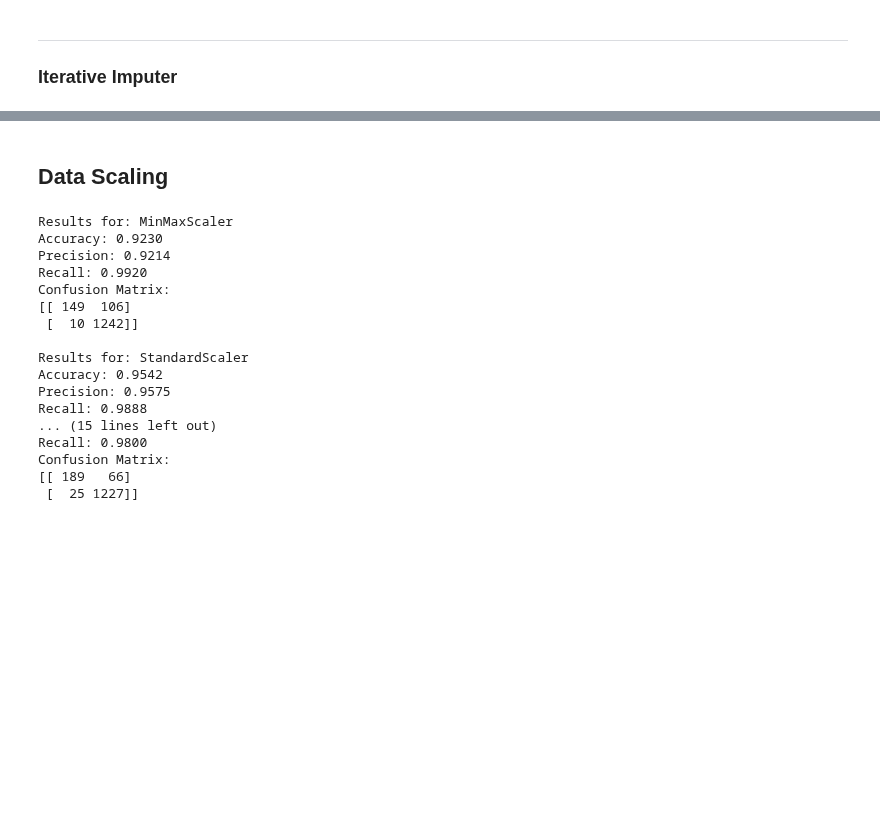
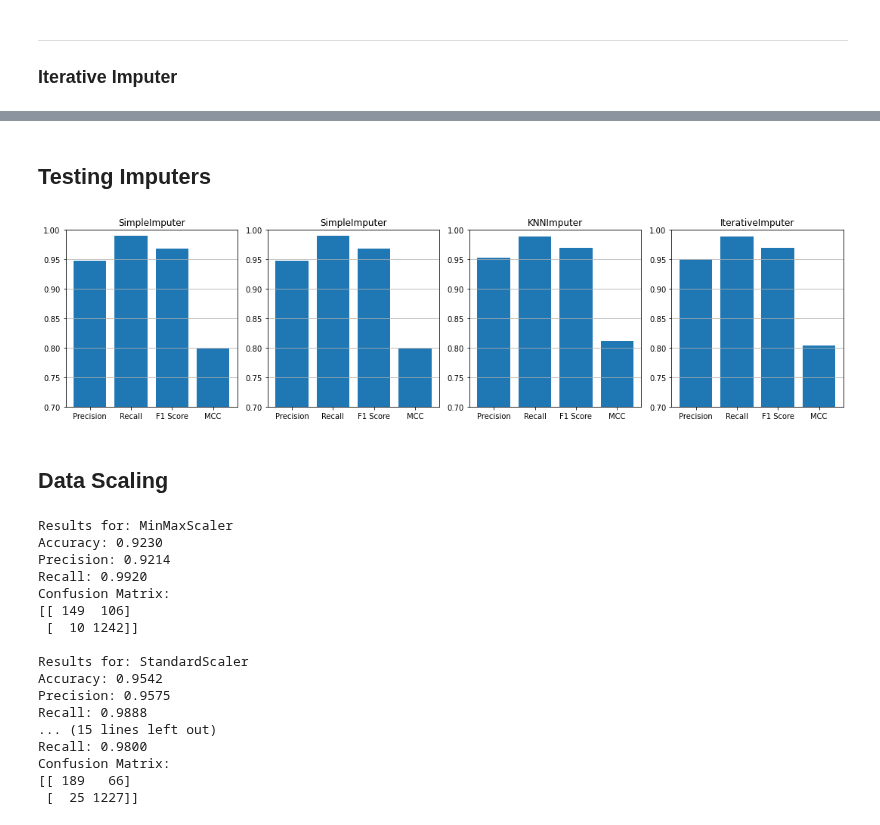
Before and after one commit to CosminTr/ClassificationModelEC, a Jupyter notebook: ProjetoEC.ipynb, the cells around one changed output, grey strips where cells are left out. Saved outputs shown, nothing was run; the diff lists cells and outputs as text; code cells hidden in the pictures; blank space fills up the shorter version.

Commit message:
pipeline function

```diff
--- a/ProjetoEC.ipynb
+++ b/ProjetoEC.ipynb
@@ -235,18 +291,62 @@ Confusion matrix:
 Cross-validation scores: [0.87089716 0.94748359 0.96061269 0.97155361 0.9627193  0.96710526
  0.92105263 0.95833333 0.96491228 0.94517544]
 Average score:0.9470
-# %%
-from scilearn.pipeline import make_pipeline
-
-imputers = [SimpleImputer(strategy='mean'), SimpleImputer(strategy='median'), KNNImputer(n_neighbours=5), KNNImputer(n_neighbours=11), IterativeImputer()]
-
-clf=LogisticRegression(max_iter=10000)
-
-scores = []
-
-for imputer in imputers:
-    pipe = make_pipeline(imputer, clf)
-    score = np
+# %% [markdown]
+## Testing Imputers
+# %%
+import numpy as np
+import pandas as pd
+from sklearn.datasets import load_breast_cancer
+from sklearn.impute import SimpleImputer, KNNImputer, IterativeImputer
+from sklearn.model_selection import train_test_split
+from sklearn.metrics import precision_score, recall_score, f1_score, matthews_corrcoef
+import matplotlib.pyplot as plt
+
+# Split the data into training and testing sets
+X_train, X_test, y_train, y_test = train_test_split(X, df_encoded_classes, test_size=0.33, random_state=0)
+
+clf = LogisticRegression(random_state=42, max_iter=10000)
+
+# Define the imputers to test
+imputers = [
+    ('SimpleImputer', SimpleImputer(strategy='mean')),
+    ('SimpleImputer', SimpleImputer(strategy='median')),
+    ('KNNImputer', KNNImputer()),
+    ('IterativeImputer', IterativeImputer())
+]
+
+# Define the metrics to evaluate
+metrics = [
+    ('Precision', precision_score),
+    ('Recall', recall_score),
+    ('F1 Score', f1_score),
+    ('MCC', matthews_corrcoef)
+]
+
+# Evaluate each imputer on the dataset
+results = {}
+for imputer_name, imputer in imputers:
+    X_train_imputed = imputer.fit_transform(X_train)
+    X_test_imputed = imputer.transform(X_test)
+    results[imputer_name] = {}
+    for metric_name, metric_func in metrics:
+        y_pred = clf.fit(X_train_imputed, y_train).predict(X_test_imputed)
+        score = metric_func(y_test, y_pred)
+        results[imputer_name][metric_name] = score
+
+# Plot the results as histograms
+fig, axs = plt.subplots(nrows=1, ncols=len(imputers), figsize=(15, 4))
+for j, (imputer_name, _) in enumerate(imputers):
+    metric_names = [metric_name for metric_name, _ in metrics]
+    metric_scores = [results[imputer_name][metric_name] for metric_name, _ in metrics]
+    axs[j].bar(metric_names, metric_scores)
+    axs[j].set_title(imputer_name)
+    axs[j].set_ylim([0.7, 1.0])
+    axs[j].grid(axis='y')
+plt.tight_layout()
+plt.show()
+# %% [output]
+[figure, added]
 # %% [markdown]
 ## Data Scaling
 # %%
```
Also changed, not shown: parts of 6 cells of this notebook.
